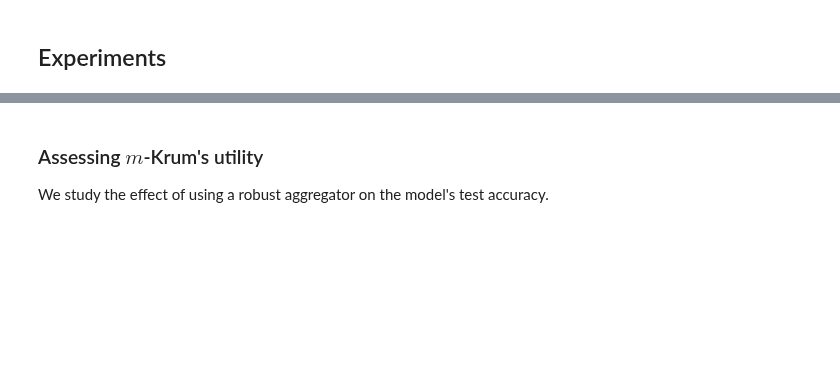
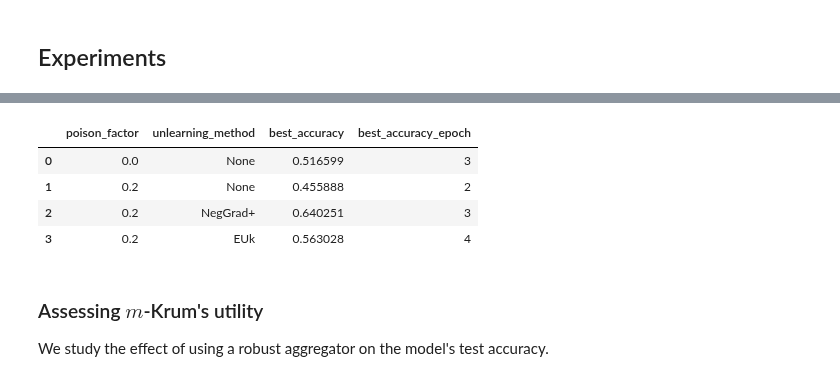
Before and after one commit to AI-Safety-X2023/playground, a Jupyter notebook: implementations/projects/poisoning/inverting_gradient_attack_cookbook.ipynb, the cells around one changed output, grey strips where cells are left out. Saved outputs shown, nothing was run; the diff lists cells and outputs as text; code cells hidden in the pictures; blank space fills up the shorter version.

```diff
--- a/implementations/projects/poisoning/inverting_gradient_attack_cookbook.ipynb
+++ b/implementations/projects/poisoning/inverting_gradient_attack_cookbook.ipynb
@@ -383,2 +416,7 @@ def display_pipeline_results(results: PipelineResults):
+# %%
+def save_model(model: nn.Module, file_name: str, base_dir = DATA_DIR):
+    os.makedirs(base_dir, exist_ok=True)
+    file_path = Path(base_dir) / file_name
+    torch.save(model.state_dict(), file_path)
 # %% [markdown]
 ## Experiments
@@ -384,0 +425,12 @@ def display_pipeline_results(results: PipelineResults):
+# %%
+poisoned, poison_results = poison_and_unlearn(
+    ConvNet16,
+    aggregator=Krum.with_learning_settings(batch_size, tol=0.2),
+    opt_cls=SGD,
+    inversion_method=GradientAttack.LITTLE_IS_ENOUGH,
+    poison_factor=0.2,
+    unlearning_method=Unlearning.SCRUB,
+    training_hparams=dict(lr=0.05, epochs=1, weight_decay=0, momentum=0),
+    quicktesting=True,
+)
+save_model(poisoned, "ConvNet16_test")
@@ -384,0 +522,17 @@ def display_pipeline_results(results: PipelineResults):
+# %%
+all_results = []
+alphas = [0.01, 0.05, 0.1, 0.2, 0.3, 0.4]
+n_epochs = 30
+for alpha in alphas:
+    poisoned, poison_results = poison(
+        ConvNet16,
+        opt_cls=SGD,
+        aggregator=Mean(),
+        inversion_method=GradientAttack.ASCENT,
+        poison_factor=alpha,
+        training_hparams=dict(lr=0.05, epochs=n_epochs, weight_decay=0, momentum=0),
+        quicktesting=False,
+    )
+    save_model(poisoned, f"ConvNet16_sgd_mean_epochs-10_poisoned_ga_alpha-{alpha}")
+    all_results.append(poison_results)
+    clear_output(wait=True)
@@ -384,0 +715,11 @@ def display_pipeline_results(results: PipelineResults):
+# %%
+poisoned, unlearning_acc_table, all_logs = compute_unlearning_accuracies(
+    ConvNet16, opt_cls=SGD, quicktesting=False,
+)
+unlearning_acc_table
+# %% [output]
+|  | poison_factor | unlearning_method | best_accuracy | best_accuracy_epoch |
+| 0 | 0.0 | None | 0.516599 | 3 |
+| 1 | 0.2 | None | 0.455888 | 2 |
+| 2 | 0.2 | NegGrad+ | 0.640251 | 3 |
+| 3 | 0.2 | EUk | 0.563028 | 4 |
```
Also changed, not shown: parts of 120 cells of this notebook.
